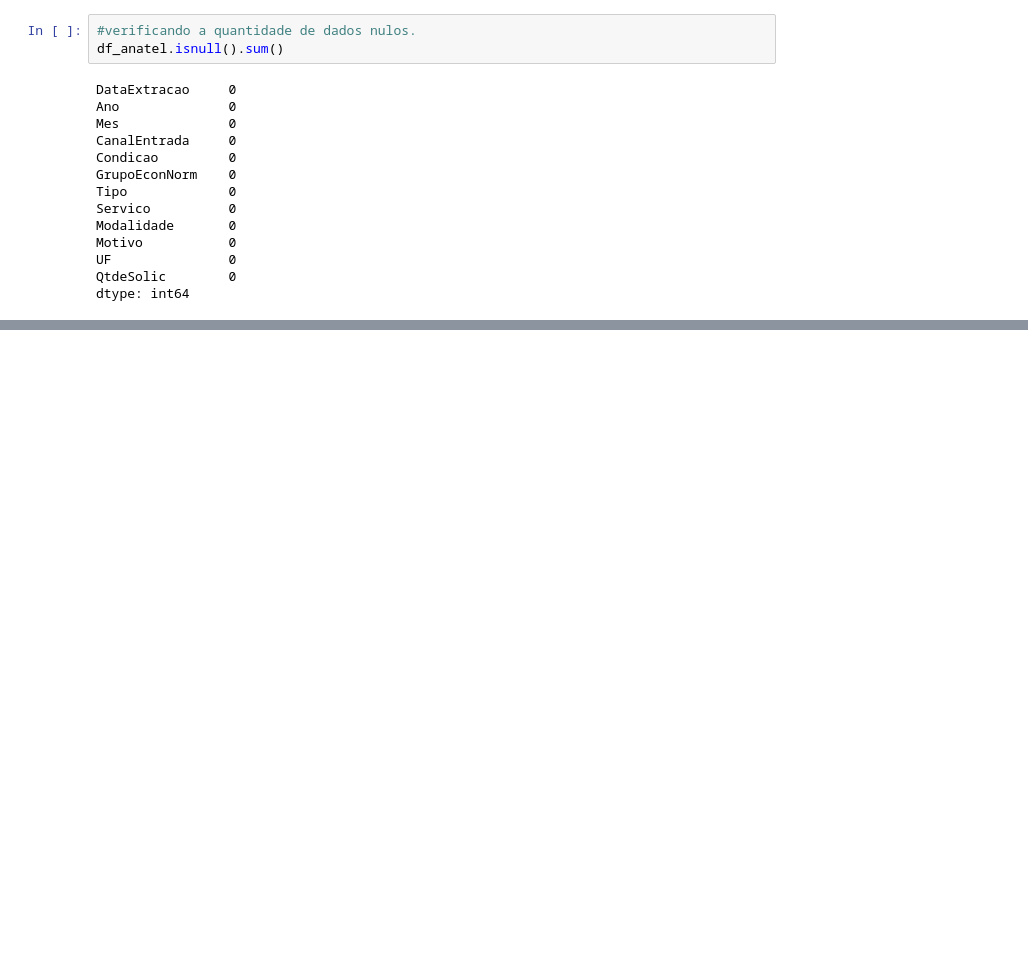
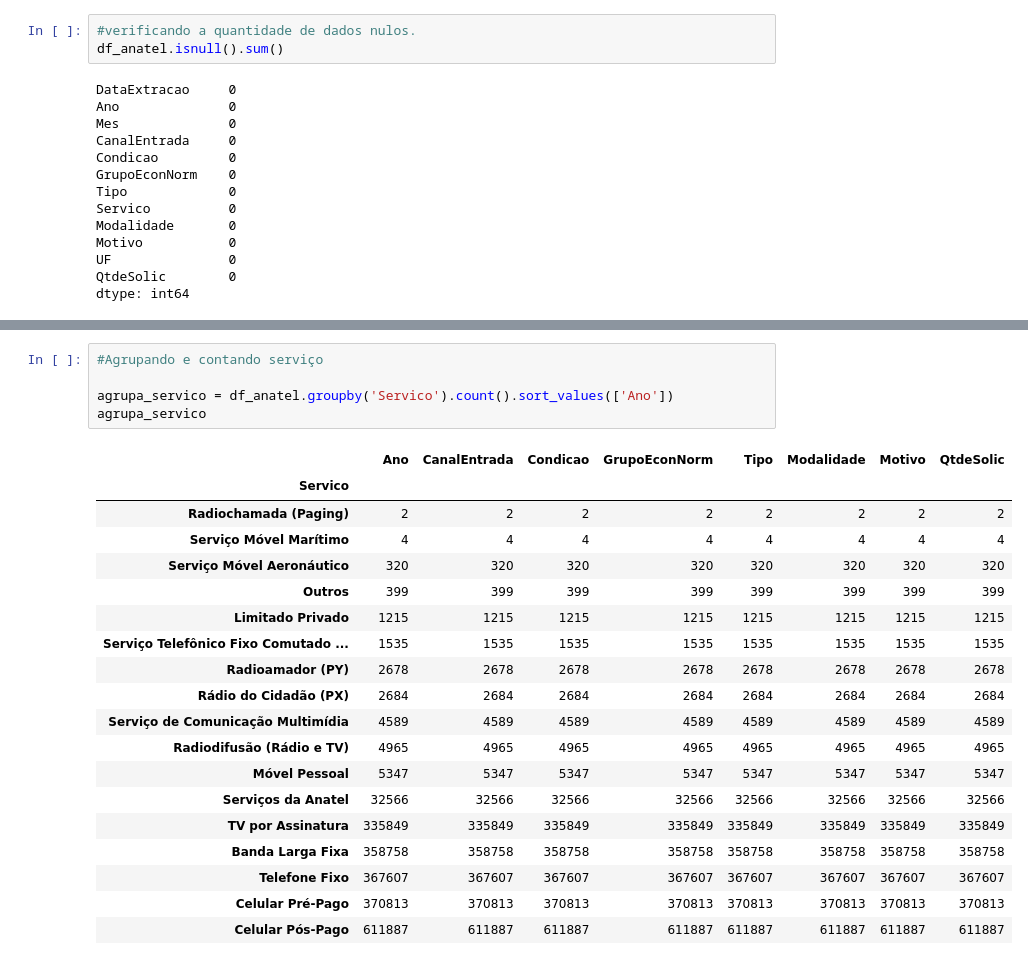
Before and after one commit to Rafaelcvo/dataset_anatel_pos, a Jupyter notebook: anatel.ipynb, the cells around one changed output, grey strips where cells are left out. Cells and saved outputs as stored; diff of their text form; blank space fills up the shorter version.

```diff
--- a/anatel.ipynb
+++ b/anatel.ipynb
@@ -153,0 +208,25 @@ dtype: int64
+# %%
+#Agrupando e contando serviço
+
+agrupa_servico = df_anatel.groupby('Servico').count().sort_values(['Ano'])
+agrupa_servico
+# %% [output]
+|  | Ano | CanalEntrada | Condicao | GrupoEconNorm | Tipo | Modalidade | Motivo | QtdeSolic |
+| Servico |  |  |  |  |  |  |  |  |
+| Radiochamada (Paging) | 2 | 2 | 2 | 2 | 2 | 2 | 2 | 2 |
+| Serviço Móvel Marítimo | 4 | 4 | 4 | 4 | 4 | 4 | 4 | 4 |
+| Serviço Móvel Aeronáutico | 320 | 320 | 320 | 320 | 320 | 320 | 320 | 320 |
+| Outros | 399 | 399 | 399 | 399 | 399 | 399 | 399 | 399 |
+| Limitado Privado | 1215 | 1215 | 1215 | 1215 | 1215 | 1215 | 1215 | 1215 |
+| Serviço Telefônico Fixo Comutado ... | 1535 | 1535 | 1535 | 1535 | 1535 | 1535 | 1535 | 1535 |
+| Radioamador (PY) | 2678 | 2678 | 2678 | 2678 | 2678 | 2678 | 2678 | 2678 |
+| Rádio do Cidadão (PX) | 2684 | 2684 | 2684 | 2684 | 2684 | 2684 | 2684 | 2684 |
+| Serviço de Comunicação Multimídia | 4589 | 4589 | 4589 | 4589 | 4589 | 4589 | 4589 | 4589 |
+| Radiodifusão (Rádio e TV) | 4965 | 4965 | 4965 | 4965 | 4965 | 4965 | 4965 | 4965 |
+| Móvel Pessoal | 5347 | 5347 | 5347 | 5347 | 5347 | 5347 | 5347 | 5347 |
+| Serviços da Anatel | 32566 | 32566 | 32566 | 32566 | 32566 | 32566 | 32566 | 32566 |
+| TV por Assinatura | 335849 | 335849 | 335849 | 335849 | 335849 | 335849 | 335849 | 335849 |
+| Banda Larga Fixa | 358758 | 358758 | 358758 | 358758 | 358758 | 358758 | 358758 | 358758 |
+| Telefone Fixo | 367607 | 367607 | 367607 | 367607 | 367607 | 367607 | 367607 | 367607 |
+| Celular Pré-Pago | 370813 | 370813 | 370813 | 370813 | 370813 | 370813 | 370813 | 370813 |
+| Celular Pós-Pago | 611887 | 611887 | 611887 | 611887 | 611887 | 611887 | 611887 | 611887 |
```
Also changed, not shown: parts of 19 cells of this notebook.
